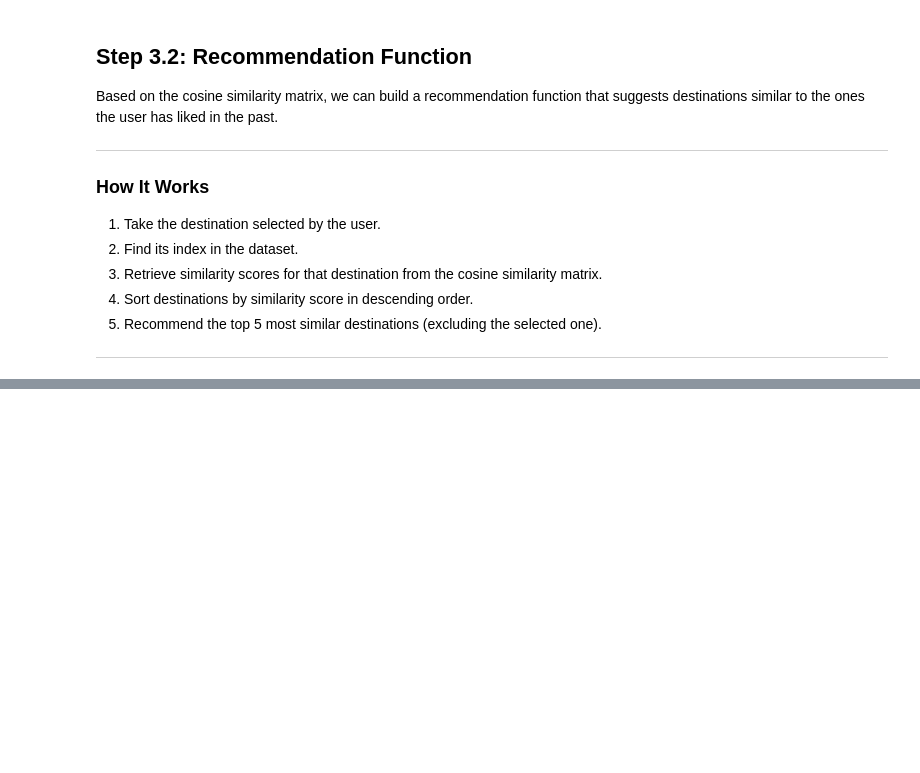
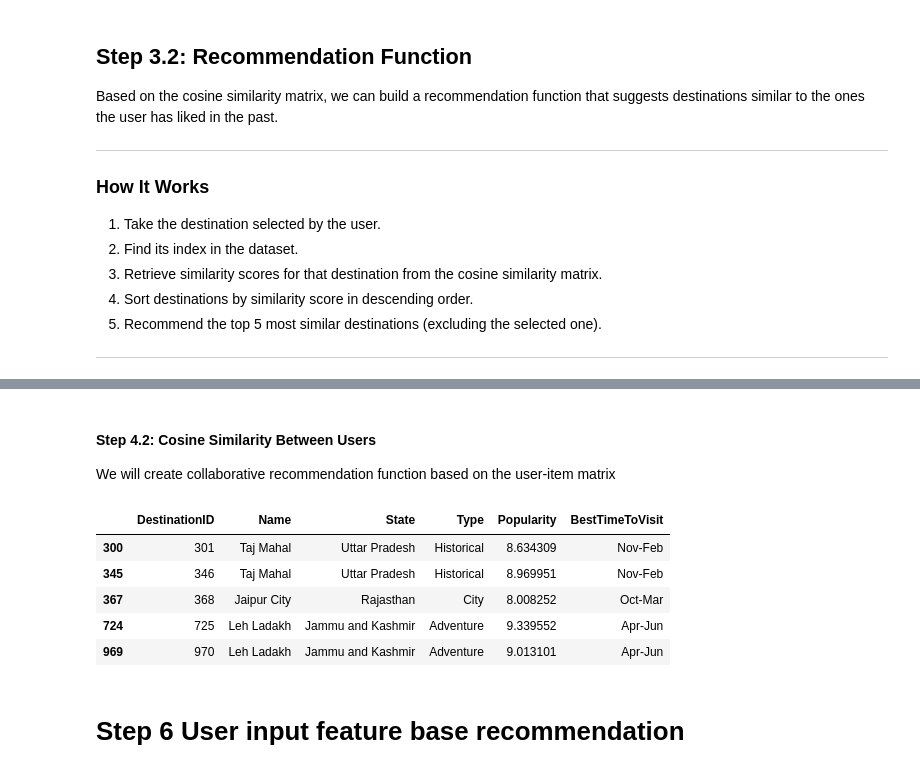
Before and after one commit to aksasit/trip-recommedation-system, a Jupyter notebook: notebooks/travel_recommender.ipynb, the cells around one changed output, grey strips where cells are left out. Saved outputs shown, nothing was run; the diff lists cells and outputs as text; code cells hidden in the pictures; blank space fills up the shorter version.

```diff
--- a/notebooks/travel_recommender.ipynb
+++ b/notebooks/travel_recommender.ipynb
@@ -253,0 +335,49 @@ Based on the cosine similarity matrix, we can build a recommendation function th
+# %% [markdown]
+#### Step 4.2: Cosine Similarity Between Users
+We will create collaborative recommendation function based on the user-item matrix
+# %%
+def collaborative_recommendation(user_id, user_similarity, user_item_matrix, destinations_df):
+    """
+    Recommends destinations based on collaborative filtering.
+
+    Args:
+    - user_id: ID of the user for whom recommendations are to be made.
+    - user_similarity: Cosine similarity matrix for users.
+    - user_item_matrix: User-item interaction matrix (e.g., ratings or preferences).
+    - destinations_df: DataFrame containing destination details.
+
+    Returns:
+    - DataFrame with recommended destinations and their details.
+    """
+
+    #  Get the top 5 most similar users by excluding yourself
+    similar_users = user_similarity[user_id - 1]
+    similar_user_idx = np.argsort(similar_users)[::-1][1:6]
+
+    # Get the destinations liked by similar users
+    similar_users_ratings = user_item_matrix.iloc[similar_user_idx].mean(axis=0)
+
+    # Recommend the top 5 destinations
+    recommend_destinations_ids = similar_users_ratings.sort_values(ascending=False).head(5).index
+
+    # Filter the destinations DataFrame to include detailed information
+    recommendations = destinations_df[destinations_df['DestinationID'].isin(recommend_destinations_ids)][[
+        'DestinationID', 'Name', 'State', 'Type', 'Popularity', 'BestTimeToVisit'
+    ]]
+
+    return recommendations
+# %%
+# Example: Collaborative recommendations for user 11
+collaborative_recommendations = collaborative_recommendation(11, user_similarity, user_item_matrix, destinations_df)
+
+# Display recommendations
+collaborative_recommendations
+# %% [output]
+|  | DestinationID | Name | State | Type | Popularity | BestTimeToVisit |
+| 300 | 301 | Taj Mahal | Uttar Pradesh | Historical | 8.634309 | Nov-Feb |
+| 345 | 346 | Taj Mahal | Uttar Pradesh | Historical | 8.969951 | Nov-Feb |
+| 367 | 368 | Jaipur City | Rajasthan | City | 8.008252 | Oct-Mar |
+| 724 | 725 | Leh Ladakh | Jammu and Kashmir | Adventure | 9.339552 | Apr-Jun |
+| 969 | 970 | Leh Ladakh | Jammu and Kashmir | Adventure | 9.013101 | Apr-Jun |
+# %% [markdown]
+# Step 6 User input feature base recommendation
```
Also changed, not shown: parts of 18 cells of this notebook, 2 other files.
